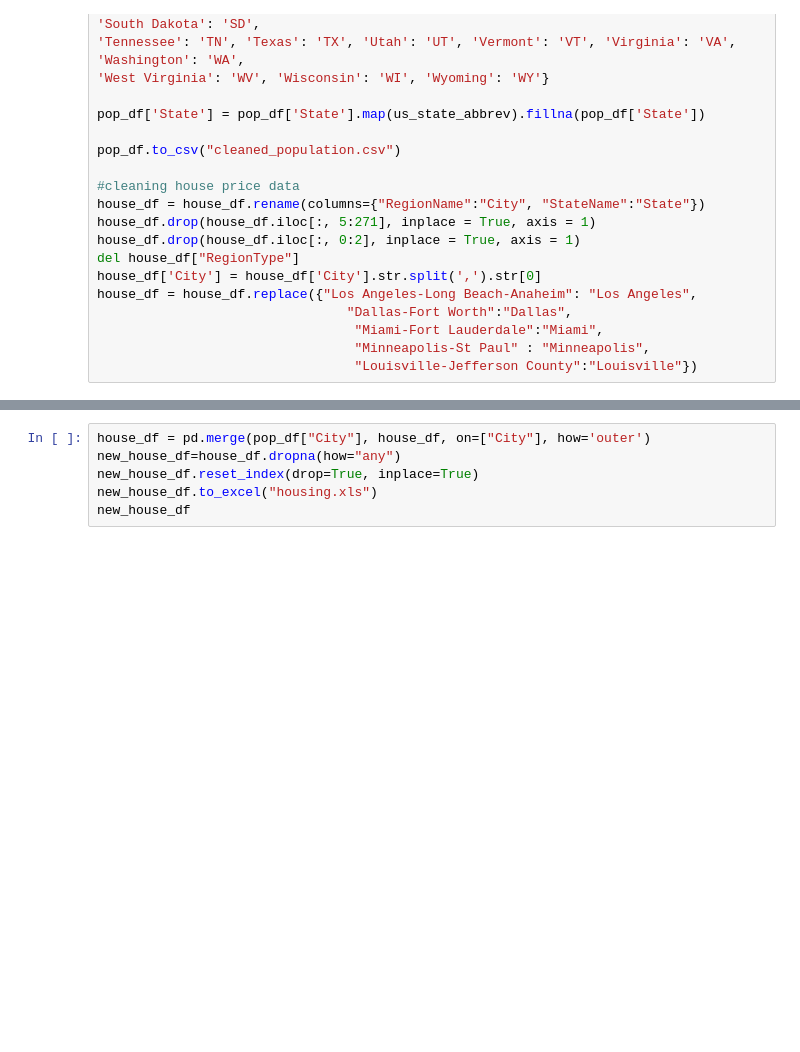
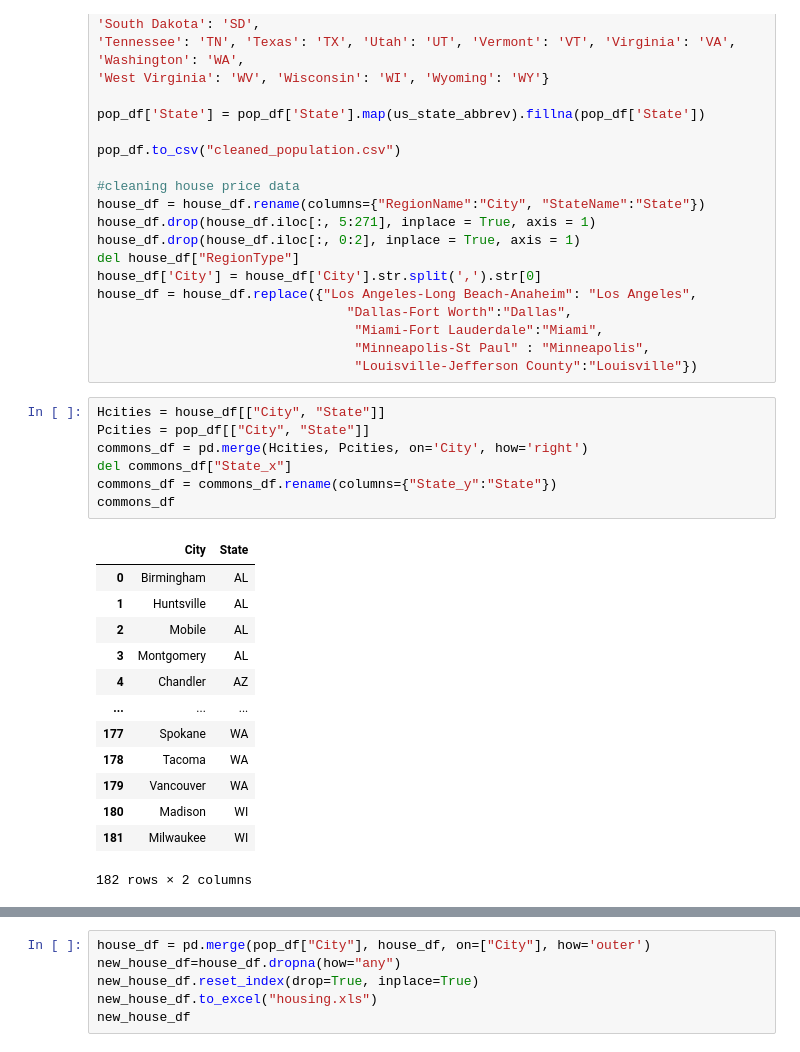
Before and after one commit to stellakk75/HousingMarketCOVID-19Project, a Jupyter notebook: cleanup .ipynb, the cells around one changed output, grey strips where cells are left out. Drawn from its saved outputs; the diff is of its cells as text; blank space fills up the shorter version.

```diff
--- a/cleanup .ipynb
+++ b/cleanup .ipynb
@@ -57,3 +57,24 @@ house_df = house_df.replace({"Los Angeles-Long Beach-Anaheim": "Los Angeles",
                                  "Miami-Fort Lauderdale":"Miami",
                                  "Minneapolis-St Paul" : "Minneapolis",
                                  "Louisville-Jefferson County":"Louisville"})
+# %%
+Hcities = house_df[["City", "State"]]
+Pcities = pop_df[["City", "State"]]
+commons_df = pd.merge(Hcities, Pcities, on='City', how='right')
+del commons_df["State_x"]
+commons_df = commons_df.rename(columns={"State_y":"State"})
+commons_df
+# %% [output]
+|  | City | State |
+| 0 | Birmingham | AL |
+| 1 | Huntsville | AL |
+| 2 | Mobile | AL |
+| 3 | Montgomery | AL |
+| 4 | Chandler | AZ |
+| ... | ... | ... |
+| 177 | Spokane | WA |
+| 178 | Tacoma | WA |
+| 179 | Vancouver | WA |
+| 180 | Madison | WI |
+| 181 | Milwaukee | WI |
+182 rows × 2 columns
```
Also changed, not shown: parts of 1 cell of this notebook.
